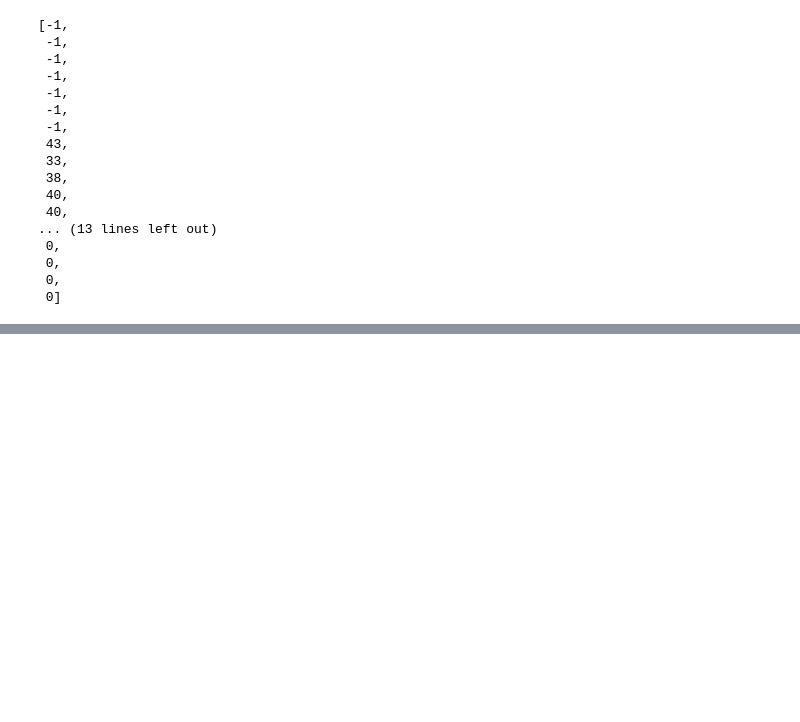
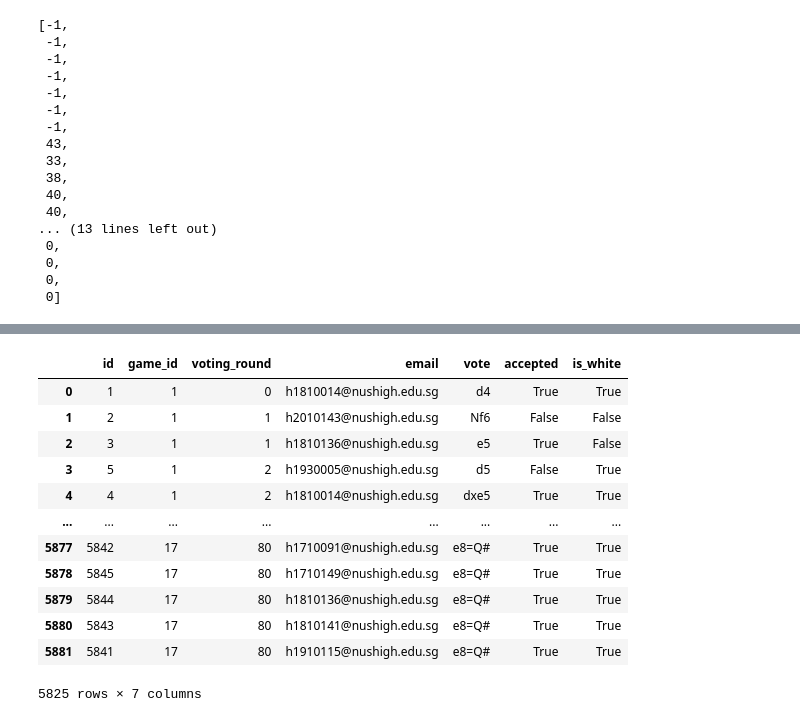
Before and after one commit to appventure-nush/nush-chess, a Jupyter notebook: analysis/Analysis.ipynb, the cells around one changed output, grey strips where cells are left out. Cells and saved outputs as stored; diff of their text form; code cells hidden in the pictures; blank space fills up the shorter version.

```diff
--- a/analysis/Analysis.ipynb
+++ b/analysis/Analysis.ipynb
@@ -440,3 +442,7 @@ get_placings('h2010155@nushigh.edu.sg')
  0,
  0,
  0]
+# %%
+games17 = games.loc[:17].copy()
+votes17 = votes[votes.game_id.isin(games17.index.tolist())].copy()
+votes17
@@ -442,0 +485,17 @@ get_placings('h2010155@nushigh.edu.sg')
+# %%
+votes17['is_white'] = votes17.voting_round % 2 == 0
+votes17
+# %% [output]
+|  | id | game_id | voting_round | email | vote | accepted | is_white |
+| 0 | 1 | 1 | 0 | h1810014@nushigh.edu.sg | d4 | True | True |
+| 1 | 2 | 1 | 1 | h2010143@nushigh.edu.sg | Nf6 | False | False |
+| 2 | 3 | 1 | 1 | h1810136@nushigh.edu.sg | e5 | True | False |
+| 3 | 5 | 1 | 2 | h1930005@nushigh.edu.sg | d5 | False | True |
+| 4 | 4 | 1 | 2 | h1810014@nushigh.edu.sg | dxe5 | True | True |
+| ... | ... | ... | ... | ... | ... | ... | ... |
+| 5877 | 5842 | 17 | 80 | h1710091@nushigh.edu.sg | e8=Q# | True | True |
+| 5878 | 5845 | 17 | 80 | h1710149@nushigh.edu.sg | e8=Q# | True | True |
+| 5879 | 5844 | 17 | 80 | h1810136@nushigh.edu.sg | e8=Q# | True | True |
+| 5880 | 5843 | 17 | 80 | h1810141@nushigh.edu.sg | e8=Q# | True | True |
+| 5881 | 5841 | 17 | 80 | h1910115@nushigh.edu.sg | e8=Q# | True | True |
+5825 rows × 7 columns
```
Also changed, not shown: parts of 11 cells of this notebook.
